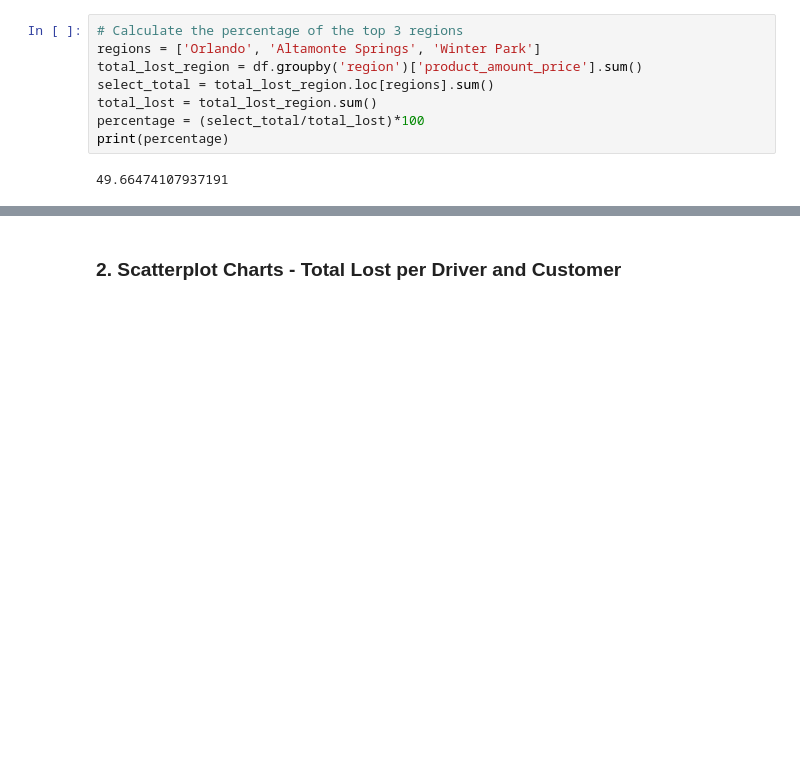
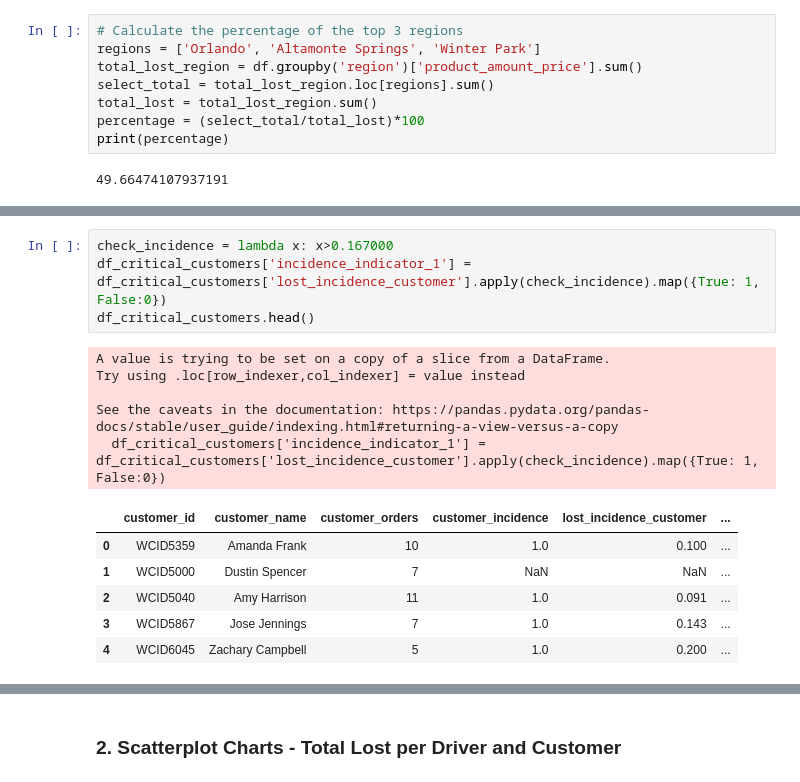
Before and after one commit to Edcysne/Walmart-Project, a Jupyter notebook: first_data_analysis.ipynb, the cells around one changed output, grey strips where cells are left out. Cells and saved outputs as stored; diff of their text form; blank space fills up the shorter version.

```diff
--- a/first_data_analysis.ipynb
+++ b/first_data_analysis.ipynb
@@ -501,0 +587,16 @@ print(percentage)
+# %%
+check_incidence = lambda x: x>0.167000
+df_critical_customers['incidence_indicator_1'] = df_critical_customers['lost_incidence_customer'].apply(check_incidence).map({True: 1, False:0})
+df_critical_customers.head()
+# %% [output]
+A value is trying to be set on a copy of a slice from a DataFrame.
+Try using .loc[row_indexer,col_indexer] = value instead
+
+See the caveats in the documentation: https://pandas.pydata.org/pandas-docs/stable/user_guide/indexing.html#returning-a-view-versus-a-copy
+  df_critical_customers['incidence_indicator_1'] = df_critical_customers['lost_incidence_customer'].apply(check_incidence).map({True: 1, False:0})
+|  | customer_id | customer_name | customer_orders | customer_incidence | lost_incidence_customer | ... |
+| 0 | WCID5359 | Amanda Frank | 10 | 1.0 | 0.100 | ... |
+| 1 | WCID5000 | Dustin Spencer | 7 | NaN | NaN | ... |
+| 2 | WCID5040 | Amy Harrison | 11 | 1.0 | 0.091 | ... |
+| 3 | WCID5867 | Jose Jennings | 7 | 1.0 | 0.143 | ... |
+| 4 | WCID6045 | Zachary Campbell | 5 | 1.0 | 0.200 | ... |
```
Also changed, not shown: parts of 19 cells of this notebook.
